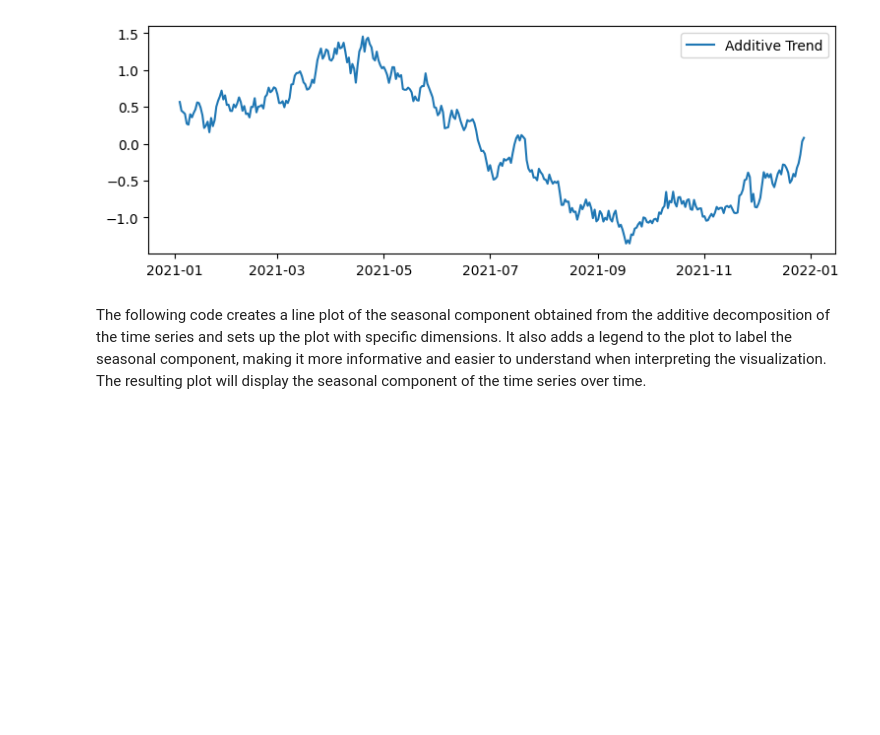
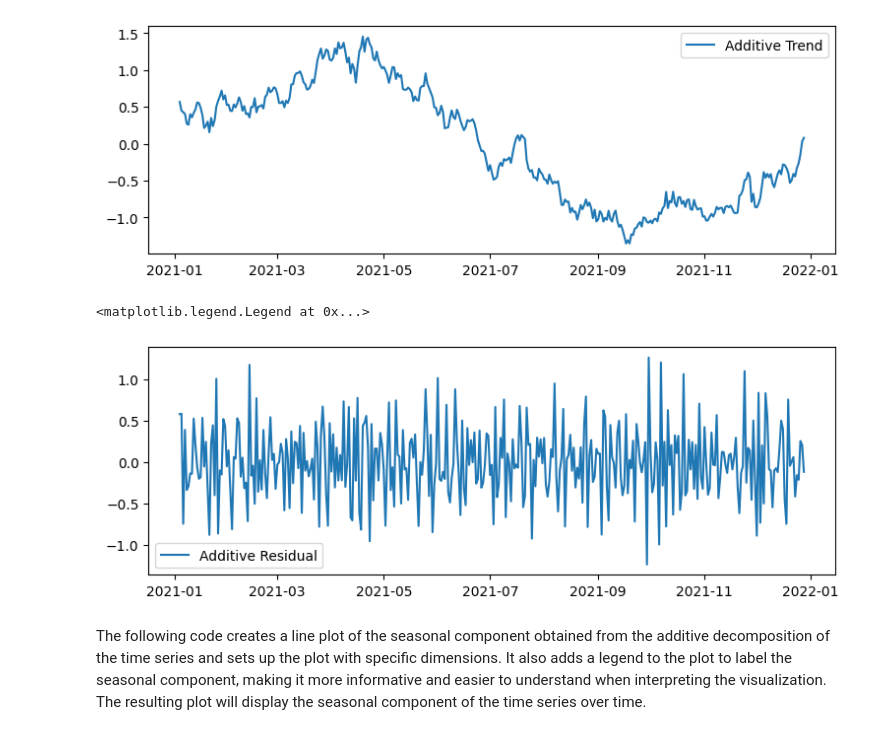
Before and after one commit to ketanp23/scsd-ddm-class, a Jupyter notebook: TimeSeries_Visualizations.ipynb, the cells around one changed output. Drawn from its saved outputs; the diff is of its cells as text; code cells hidden in the pictures; blank space fills up the shorter version.

```diff
--- a/TimeSeries_Visualizations.ipynb
+++ b/TimeSeries_Visualizations.ipynb
@@ -225,6 +225,14 @@ plt.legend()
 # %% [output]
 <matplotlib.legend.Legend at 0x...>
 [figure]
+# %%
+plt.figure(figsize=(9, 3))
+
+plt.plot(result_add.resid, label='Additive Residual')
+plt.legend()
+# %% [output]
+<matplotlib.legend.Legend at 0x...>
+[figure, added]
 # %% [markdown]
 The following code creates a line plot of the seasonal component obtained from the additive decomposition of the time series and sets up the plot with specific dimensions. It also adds a legend to the plot to label the seasonal component, making it more informative and easier to understand when interpreting the visualization. The resulting plot will display the seasonal component of the time series over time.
 # %%
```
